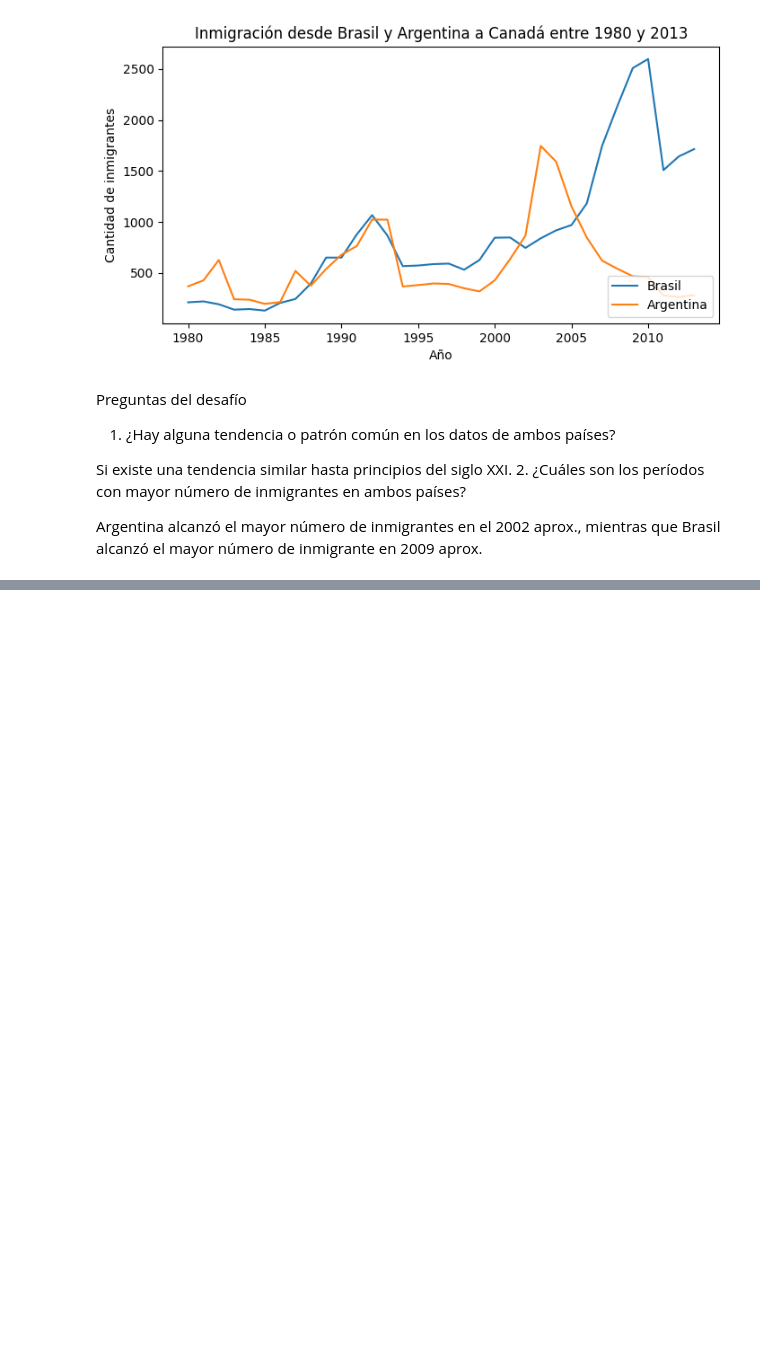
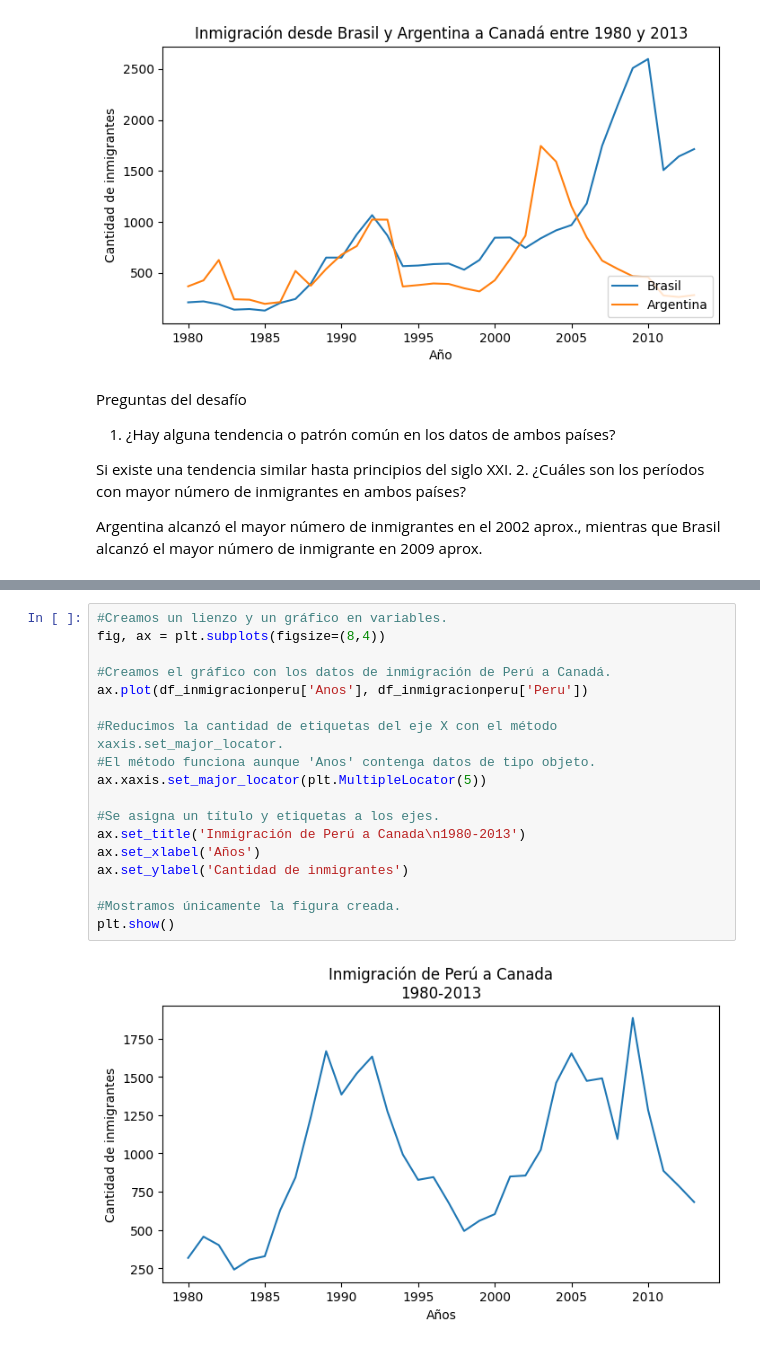
Before and after one commit to JLuceroVasquez/visualizacion-de-datos-con-bibliotecas-de-python, a Jupyter notebook: visualizacion_de_datos_con_python.ipynb, the cells around one changed output, grey strips where cells are left out. Cells and saved outputs as stored; diff of their text form; blank space fills up the shorter version.

```diff
--- a/visualizacion_de_datos_con_python.ipynb
+++ b/visualizacion_de_datos_con_python.ipynb
@@ -184,0 +203,20 @@ Preguntas del desafío
+# %%
+#Creamos un lienzo y un gráfico en variables.
+fig, ax = plt.subplots(figsize=(8,4))
+
+#Creamos el gráfico con los datos de inmigración de Perú a Canadá.
+ax.plot(df_inmigracionperu['Anos'], df_inmigracionperu['Peru'])
+
+#Reducimos la cantidad de etiquetas del eje X con el método xaxis.set_major_locator.
+#El método funciona aunque 'Anos' contenga datos de tipo objeto.
+ax.xaxis.set_major_locator(plt.MultipleLocator(5))
+
+#Se asigna un título y etiquetas a los ejes.
+ax.set_title('Inmigración de Perú a Canada\n1980-2013')
+ax.set_xlabel('Años')
+ax.set_ylabel('Cantidad de inmigrantes')
+
+#Mostramos únicamente la figura creada.
+plt.show()
+# %% [output]
+[figure, added]
```
Also changed, not shown: parts of 23 cells of this notebook.
